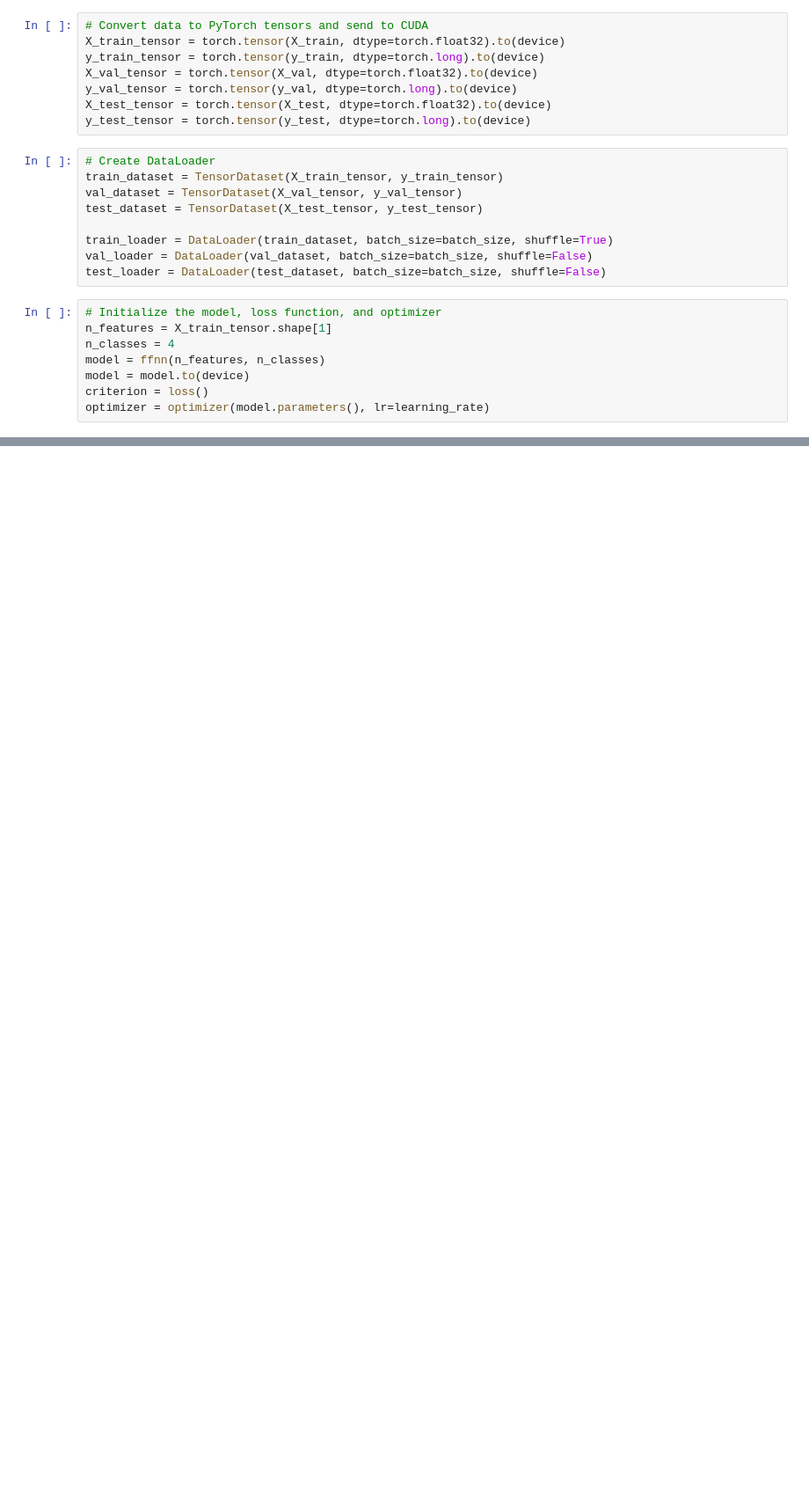
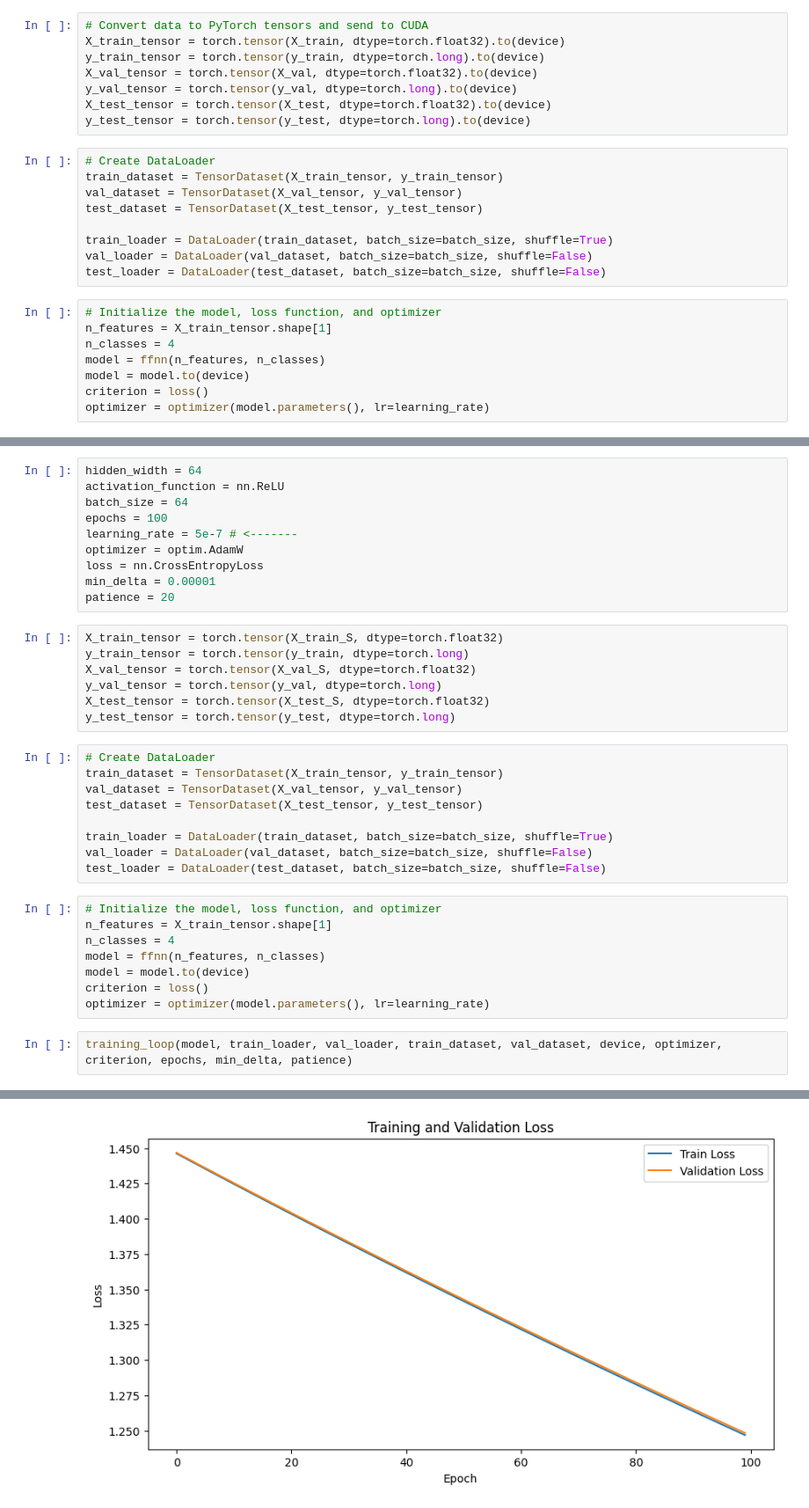
Before and after one commit to max-power-126/lab1_FFNN, a Jupyter notebook: main.ipynb, the cells around one changed output, grey strips where cells are left out. Shown at 88% size. Cells and saved outputs as stored; diff of their text form; blank space fills up the shorter version.

```diff
--- a/main.ipynb
+++ b/main.ipynb
@@ -336,0 +502,37 @@ Test Accuracy: 99.3342
+# %%
+hidden_width = 64
+activation_function = nn.ReLU
+batch_size = 64
+epochs = 100
+learning_rate = 5e-7 # <-------
+optimizer = optim.AdamW
+loss = nn.CrossEntropyLoss
+min_delta = 0.00001
+patience = 20
+# %%
+X_train_tensor = torch.tensor(X_train_S, dtype=torch.float32)
+y_train_tensor = torch.tensor(y_train, dtype=torch.long)
+X_val_tensor = torch.tensor(X_val_S, dtype=torch.float32)
+y_val_tensor = torch.tensor(y_val, dtype=torch.long)
+X_test_tensor = torch.tensor(X_test_S, dtype=torch.float32)
+y_test_tensor = torch.tensor(y_test, dtype=torch.long)
+# %%
+# Create DataLoader
+train_dataset = TensorDataset(X_train_tensor, y_train_tensor)
+val_dataset = TensorDataset(X_val_tensor, y_val_tensor)
+test_dataset = TensorDataset(X_test_tensor, y_test_tensor)
+
+train_loader = DataLoader(train_dataset, batch_size=batch_size, shuffle=True)
+val_loader = DataLoader(val_dataset, batch_size=batch_size, shuffle=False)
+test_loader = DataLoader(test_dataset, batch_size=batch_size, shuffle=False)
+# %%
+# Initialize the model, loss function, and optimizer
+n_features = X_train_tensor.shape[1]
+n_classes = 4
+model = ffnn(n_features, n_classes)
+model = model.to(device)
+criterion = loss()
+optimizer = optimizer(model.parameters(), lr=learning_rate)
+# %%
+training_loop(model, train_loader, val_loader, train_dataset, val_dataset, device, optimizer, criterion, epochs, min_delta, patience)
+# %% [output]
@@ -336,0 +545 @@ Test Accuracy: 99.3342
+[figure, added]
```
Also changed, not shown: parts of 30 cells of this notebook.
